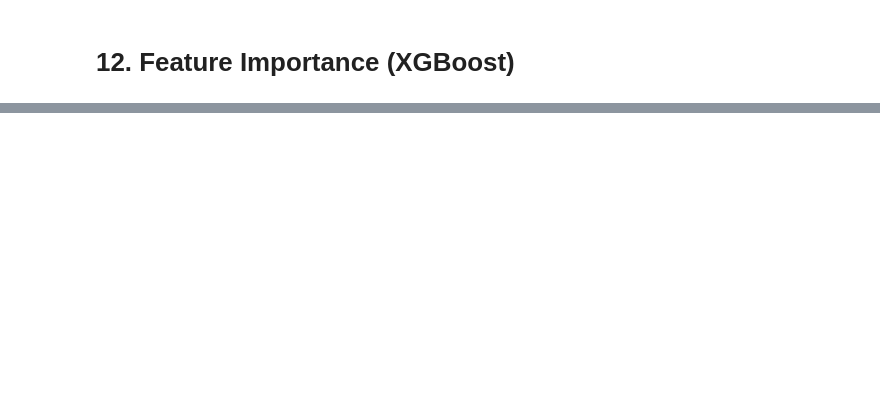
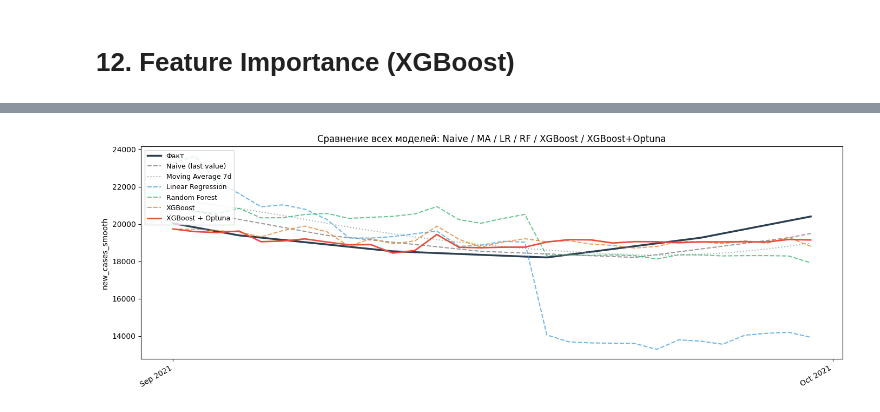
Before and after one commit to dmikib/covid19-xai, a Jupyter notebook: notebooks/03_multivariate.ipynb, the cells around one changed output, grey strips where cells are left out. Drawn from its saved outputs; the diff is of its cells as text; code cells hidden in the pictures; blank space fills up the shorter version.

```diff
--- a/notebooks/03_multivariate.ipynb
+++ b/notebooks/03_multivariate.ipynb
@@ -287,0 +353,24 @@ plt.show()
+# %%
+# Параметры найдены Optuna (n_trials=200), зафиксированы для воспроизводимости
+best_params = {
+    'n_estimators': 376,
+    'learning_rate': 0.005445583930824191,
+    'max_depth': 7,
+    'subsample': 0.9221019494444689,
+    'colsample_bytree': 0.9761021147811019,
+    'min_child_weight': 1,
+    'reg_alpha': 0.8612400575829832,
+    'reg_lambda': 0.05002008268806589
+}
+
+xgb_opt = XGBRegressor(**best_params, random_state=42, verbosity=0)
+xgb_opt.fit(X_tr_final, y_tr_final)
+xgb_opt_pred = xgb_opt.predict(X_test_sel)
+
+rmse_opt = np.sqrt(mean_squared_error(y_test, xgb_opt_pred))
+mae_opt  = np.mean(np.abs(y_test - xgb_opt_pred))
+mape_opt = np.mean(np.abs((y_test - xgb_opt_pred) / (y_test + 1e-8))) * 100
+print(f"\nXGBoost + Optuna:")
+print(f"  RMSE:  {rmse_opt:.2f}  (было {rmse_base:.2f})")
+print(f"  MAE:   {mae_opt:.2f}  (было {mae_base:.2f})")
+print(f"  MAPE:  {mape_opt:.2f}%  (было {mape_base:.2f}%)")
@@ -287,0 +444,22 @@ plt.show()
+# %%
+# Финальный график: все модели vs факт
+fig, ax = plt.subplots(figsize=(14, 5))
+ax.plot(test_df['date'], y_test,       label='Факт',                color='#2c3e50', linewidth=2.5)
+ax.plot(test_df['date'], y_past,       label='Naive (last value)',   color='gray',    linestyle='--', alpha=0.8)
+ax.plot(test_df['date'], ma_preds,     label='Moving Average 7d',    color='#95a5a6', linestyle=':',  alpha=0.8)
+ax.plot(test_df['date'], lr_pred,      label='Linear Regression',    color='#3498db', linestyle='--', alpha=0.7)
+ax.plot(test_df['date'], rf_pred,      label='Random Forest',        color='#27ae60', linestyle='--', alpha=0.7)
+ax.plot(test_df['date'], xgb_pred,     label='XGBoost',              color='#e67e22', linestyle='--', alpha=0.75)
+ax.plot(test_df['date'], xgb_opt_pred, label='XGBoost + Optuna',     color='#e74c3c', linewidth=2)
+
+ax.xaxis.set_major_formatter(mdates.DateFormatter('%b %Y'))
+ax.xaxis.set_major_locator(mdates.MonthLocator())
+plt.setp(ax.xaxis.get_majorticklabels(), rotation=30, ha='right')
+ax.set_ylabel('new_cases_smooth')
+ax.set_title('Сравнение всех моделей: Naive / MA / LR / RF / XGBoost / XGBoost+Optuna')
+ax.legend(loc='upper left', fontsize=9)
+plt.tight_layout()
+plt.savefig(f'{FIGURES}/03_forecast_final.png', dpi=150, bbox_inches='tight')
+plt.show()
+# %% [output]
+[figure, added]
```
Also changed, not shown: parts of 14 cells of this notebook, 6 other files.
